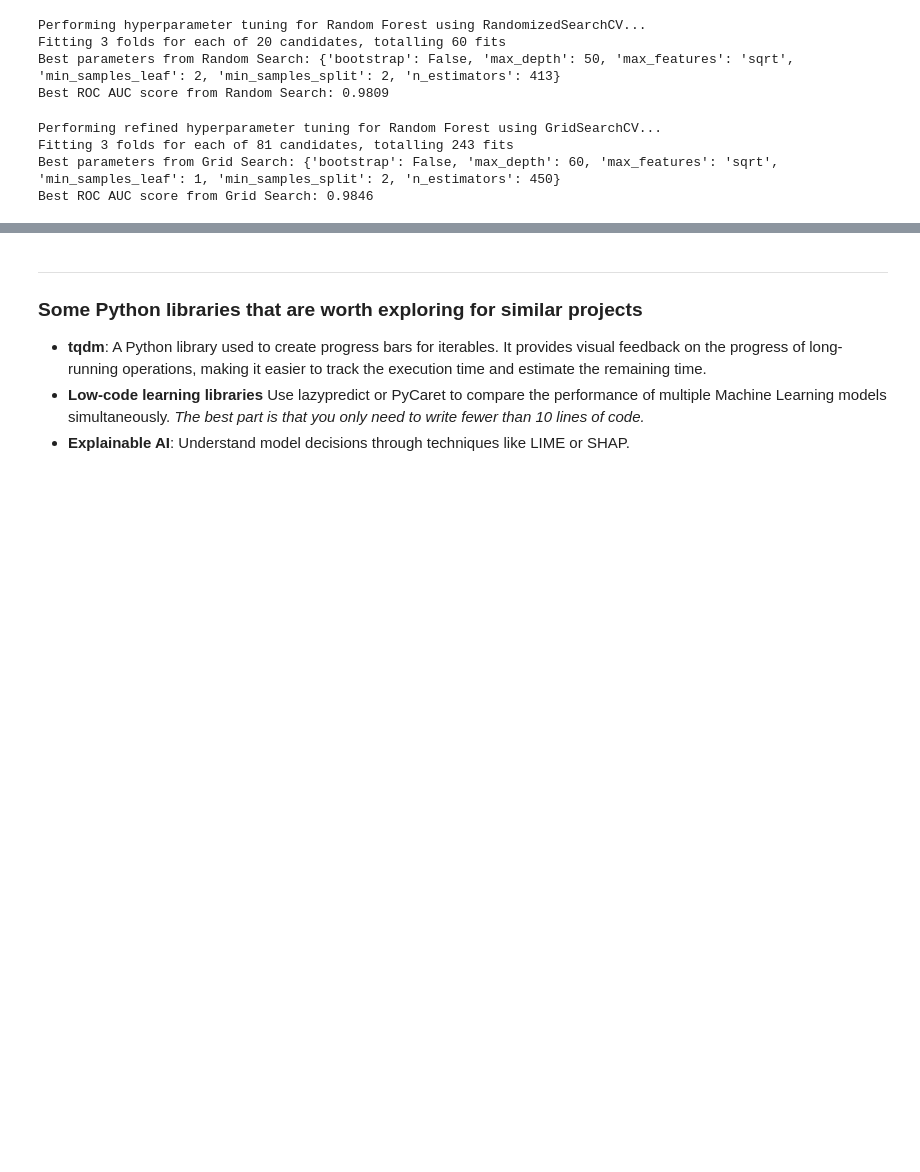
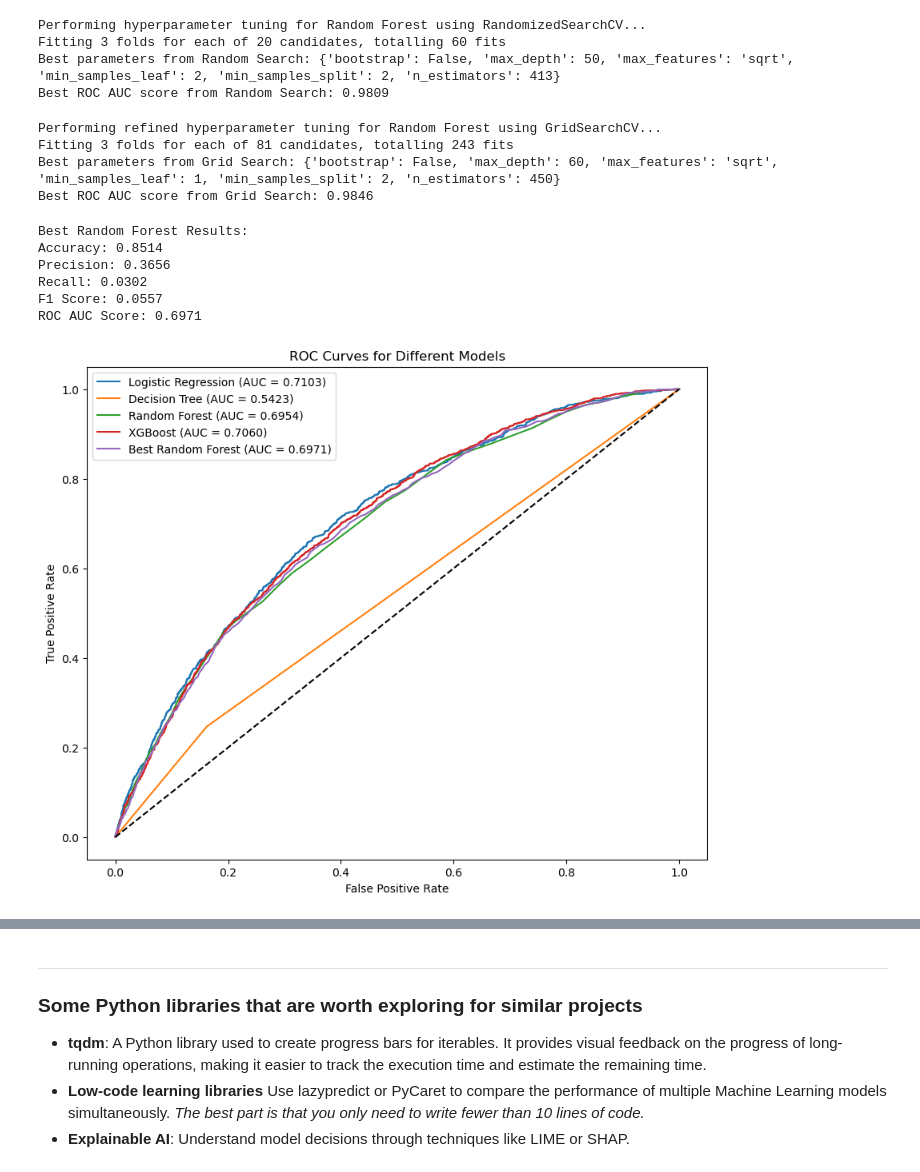
Before and after one commit to rajesh991986/Ik, a Jupyter notebook: Starter_Code_Loan_Approval_Lending_Club.ipynb, the cells around one changed output, grey strips where cells are left out. Saved outputs shown, nothing was run; the diff lists cells and outputs as text; code cells hidden in the pictures; blank space fills up the shorter version.

Commit message:
BestModel
delete pkl

Best model

Best Model

```diff
--- a/Starter_Code_Loan_Approval_Lending_Club.ipynb
+++ b/Starter_Code_Loan_Approval_Lending_Club.ipynb
@@ -1334,35 +1334,45 @@ best_rf_grid.fit(X_train_balanced, y_train_balanced)
 best_rf_pred = best_rf_grid.predict(X_test_processed)
 best_rf_pred_proba = best_rf_grid.predict_proba(X_test_processed)[:, 1]
 # %%
+
+best_rf_model=best_rf_grid
 # Evaluate the best model
 print("\nBest Random Forest Results:")
 print(f"Accuracy: {accuracy_score(y_test, best_rf_pred):.4f}")
 print(f"Precision: {precision_score(y_test, best_rf_pred):.4f}")
 print(f"Recall: {recall_score(y_test, best_rf_pred):.4f}")
 print(f"F1 Score: {f1_score(y_test, best_rf_pred):.4f}")
 print(f"ROC AUC Score: {roc_auc_score(y_test, best_rf_pred_proba):.4f}")
 
 # Plot ROC curves for all models
 plt.figure(figsize=(10, 8))
 models_to_plot = {
     'Logistic Regression': lr_pred_proba,
     'Decision Tree': dt_pred_proba,
     'Random Forest': rf_pred_proba,
     'XGBoost': xgb_pred_proba,
     'Best Random Forest': best_rf_pred_proba
 }
 
 for name, pred_proba in models_to_plot.items():
     fpr, tpr, _ = roc_curve(y_test, pred_proba)
     auc = roc_auc_score(y_test, pred_proba)
     plt.plot(fpr, tpr, label=f'{name} (AUC = {auc:.4f})')
 
 plt.plot([0, 1], [0, 1], 'k--')
 plt.xlabel('False Positive Rate')
 plt.ylabel('True Positive Rate')
 plt.title('ROC Curves for Different Models')
 plt.legend()
 plt.show()
+# %% [output]
+Best Random Forest Results:
+Accuracy: 0.8514
+Precision: 0.3656
+Recall: 0.0302
+F1 Score: 0.0557
+ROC AUC Score: 0.6971
+[figure, added]
 # %%
 # Feature importance for the best model
 if hasattr(best_rf_model, 'feature_importances_'):
```
Also changed, not shown: parts of 4 cells of this notebook, 1 other file.
